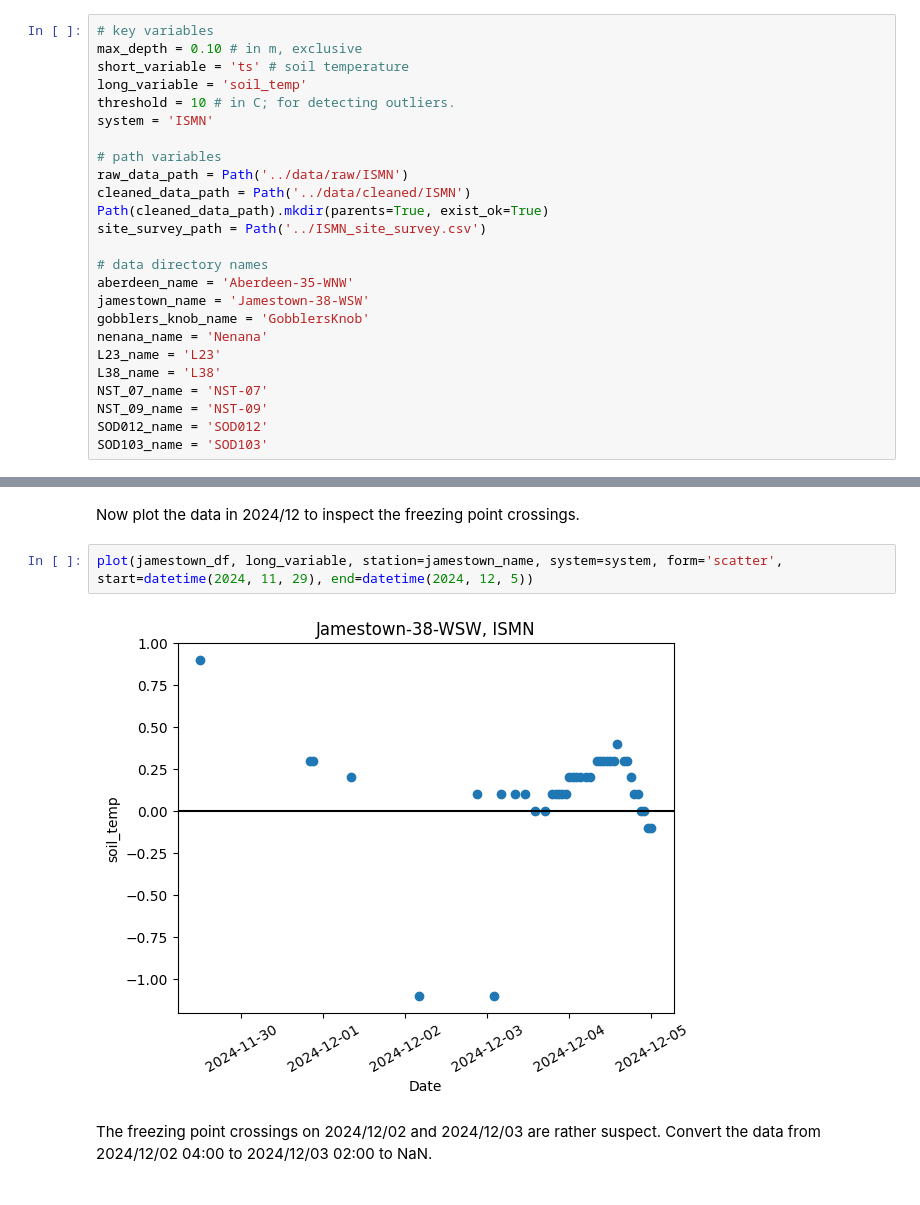
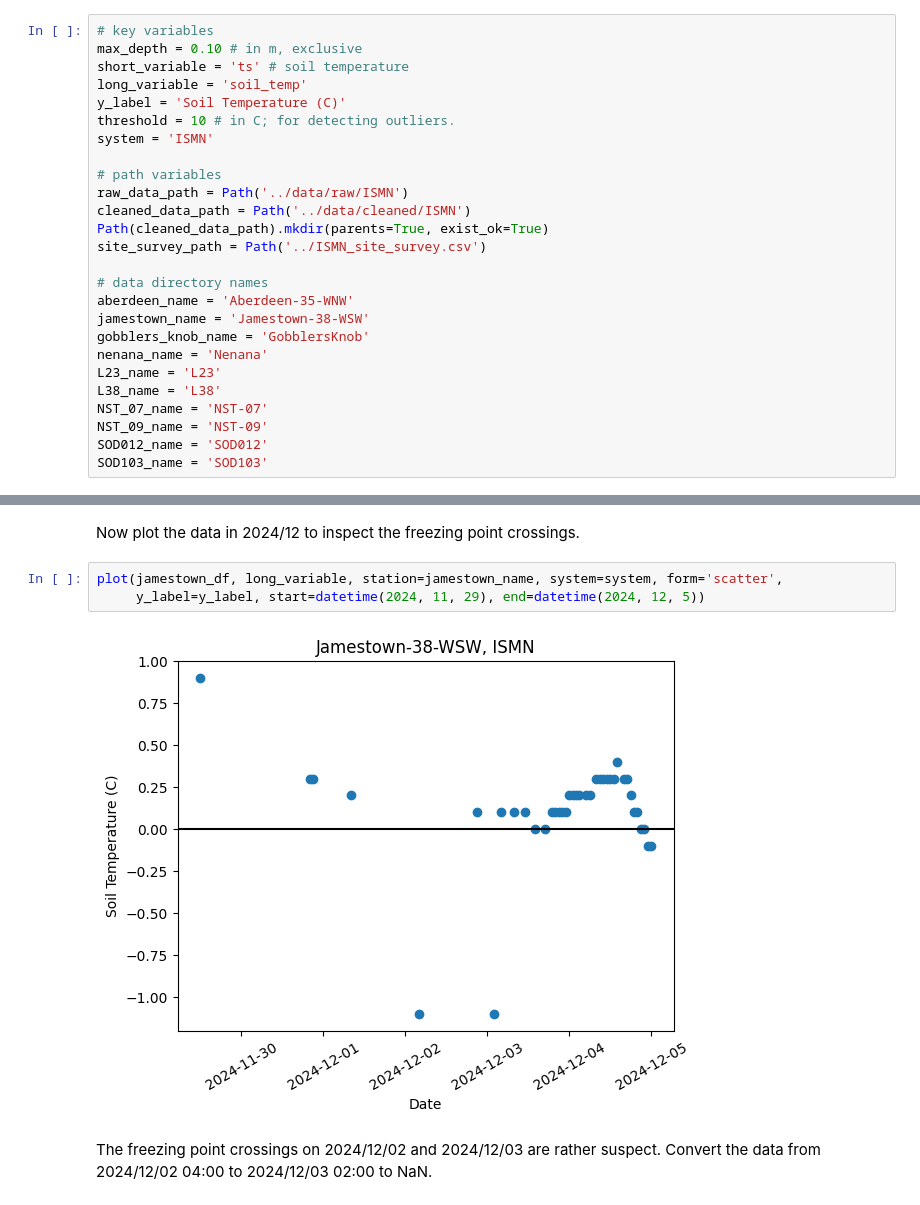
Before and after one commit to gerezk/freeze-thaw-soil-prediction, a Jupyter notebook: notebooks/ISMN_data_cleaning.ipynb, the cells around one changed output, grey strips where cells are left out. Cells and saved outputs as stored; diff of their text form.

```diff
--- a/notebooks/ISMN_data_cleaning.ipynb
+++ b/notebooks/ISMN_data_cleaning.ipynb
@@ -41,6 +41,7 @@ The goal is to generate descriptive statistics, drop missing values & outliers,
 max_depth = 0.10 # in m, exclusive
 short_variable = 'ts' # soil temperature
 long_variable = 'soil_temp'
+y_label = 'Soil Temperature (C)'
 threshold = 10 # in C; for detecting outliers.
 system = 'ISMN'
 
@@ -250,9 +251,10 @@ jamestown_df = utils.make_nan_window(jamestown_df, long_variable, start=datetime
 # %% [markdown]
 Now plot the data in 2024/12 to inspect the freezing point crossings.
 # %%
-plot(jamestown_df, long_variable, station=jamestown_name, system=system, form='scatter', start=datetime(2024, 11, 29), end=datetime(2024, 12, 5))
+plot(jamestown_df, long_variable, station=jamestown_name, system=system, form='scatter',
+     y_label=y_label, start=datetime(2024, 11, 29), end=datetime(2024, 12, 5))
 # %% [output]
-[figure, old version]
+[figure, new version]
 # %% [markdown]
 The freezing point crossings on 2024/12/02 and 2024/12/03 are rather suspect. Convert the data from 2024/12/02 04:00 to 2024/12/03 02:00 to NaN.
 # %%
```
Also changed, not shown: parts of 21 cells of this notebook, 1 other file.
